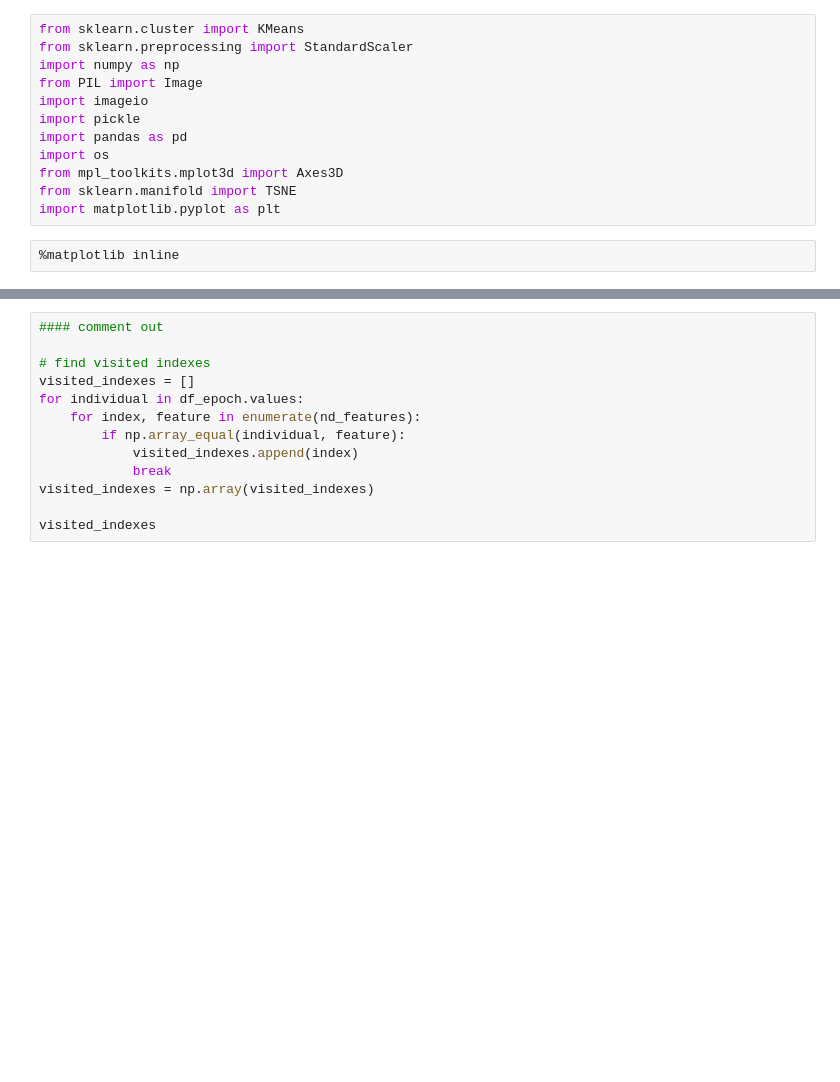
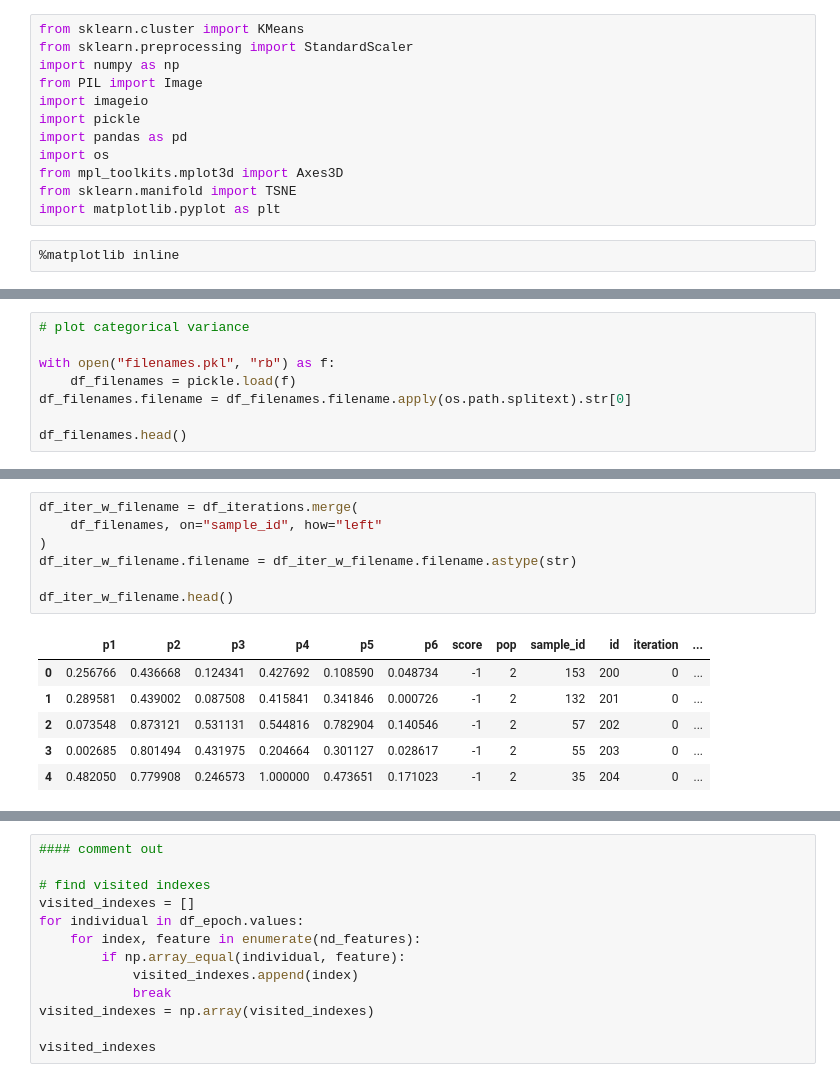
Before and after one commit to aememis/IEMA, a Jupyter notebook: code/analysis2.ipynb, the cells around one changed output, grey strips where cells are left out. Saved outputs shown, nothing was run; the diff lists cells and outputs as text; blank space fills up the shorter version.

```diff
--- a/code/analysis2.ipynb
+++ b/code/analysis2.ipynb
@@ -40,0 +58,8 @@ df_iterations.describe()
+# %%
+# plot categorical variance
+
+with open("filenames.pkl", "rb") as f:
+    df_filenames = pickle.load(f)
+df_filenames.filename = df_filenames.filename.apply(os.path.splitext).str[0]
+
+df_filenames.head()
@@ -40,0 +90,14 @@ df_iterations.describe()
+# %%
+df_iter_w_filename = df_iterations.merge(
+    df_filenames, on="sample_id", how="left"
+)
+df_iter_w_filename.filename = df_iter_w_filename.filename.astype(str)
+
+df_iter_w_filename.head()
+# %% [output]
+|  | p1 | p2 | p3 | p4 | p5 | p6 | score | pop | sample_id | id | iteration | ... |
+| 0 | 0.256766 | 0.436668 | 0.124341 | 0.427692 | 0.108590 | 0.048734 | -1 | 2 | 153 | 200 | 0 | ... |
+| 1 | 0.289581 | 0.439002 | 0.087508 | 0.415841 | 0.341846 | 0.000726 | -1 | 2 | 132 | 201 | 0 | ... |
+| 2 | 0.073548 | 0.873121 | 0.531131 | 0.544816 | 0.782904 | 0.140546 | -1 | 2 | 57 | 202 | 0 | ... |
+| 3 | 0.002685 | 0.801494 | 0.431975 | 0.204664 | 0.301127 | 0.028617 | -1 | 2 | 55 | 203 | 0 | ... |
+| 4 | 0.482050 | 0.779908 | 0.246573 | 1.000000 | 0.473651 | 0.171023 | -1 | 2 | 35 | 204 | 0 | ... |
```
Also changed, not shown: parts of 17 cells of this notebook, 18 other files.
